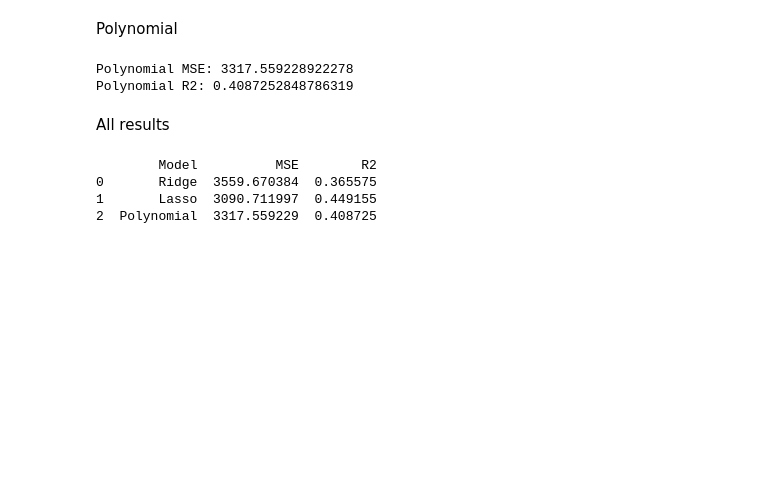
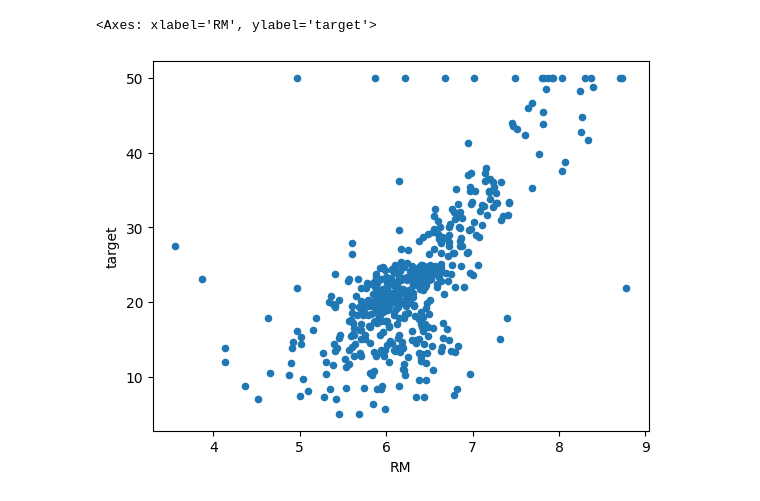
Before and after one commit to mkarpiv/Camp_DS_2026, a Jupyter notebook: lesson_3_linear_regression/lesson_3_lin_reg_hometask.ipynb, the cells around one changed output. Cells and saved outputs as stored; diff of their text form; code cells hidden in the pictures; blank space fills up the shorter version.

```diff
--- a/lesson_3_linear_regression/lesson_3_lin_reg_hometask.ipynb
+++ b/lesson_3_linear_regression/lesson_3_lin_reg_hometask.ipynb
@@ -17,2 +8,8 @@ print(X.shape, y.shape)
 # %%
-X_train, X_test, y_train, y_test = train_test_split(X, y, test_size=0.3, random_state=2018)
+data_url = "http://lib.stat.cmu.edu/datasets/boston"
+raw_df = pd.read_csv(data_url, sep=r"\s+", skiprows=22, header=None)
+data = np.hstack([raw_df.values[::2, :], raw_df.values[1::2, :2]])
+target = raw_df.values[1::2, 2]
+
+df = pd.DataFrame(data, columns=['CRIM', 'ZN', 'INDUS', 'CHAS', 'NOX', 'RM', 'AGE', 'DIS', 'RAD', 'TAX', 'PTRATIO', 'B', 'LSTAT'])
+y = target
@@ -21,8 +16,3 @@ Ridge регресія
 # %%
-ridge = Ridge(alpha=1.0)
-ridge.fit(X_train, y_train)
-
-y_pred_ridge = ridge.predict(X_test)
-
-print("Ridge MSE:", mean_squared_error(y_test, y_pred_ridge))
-print("Ridge R2:", r2_score(y_test, y_pred_ridge))
+df = df[['RM']] # Note: returns df comparing to  df['RM']
+df['target'] = y
@@ -45,41 +43,14 @@ Lasso R2: 0.4491553188708426
-# %% [markdown]
-Polynomial
 # %%
-poly = PolynomialFeatures(degree=2)
-
-X_train_poly = poly.fit_transform(X_train)
-X_test_poly = poly.transform(X_test)
-
-model_poly = LinearRegression()
-model_poly.fit(X_train_poly, y_train)
-
-y_pred_poly = model_poly.predict(X_test_poly)
-
-print("Polynomial MSE:", mean_squared_error(y_test, y_pred_poly))
-print("Polynomial R2:", r2_score(y_test, y_pred_poly))
+df.plot.scatter('RM', 'target')
 # %% [output]
-Polynomial MSE: 3317.559228922278
-Polynomial R2: 0.4087252848786319
+<Axes: xlabel='RM', ylabel='target'>
+[figure, added]
-# %% [markdown]
-All results
 # %%
-results = pd.DataFrame({
-    "Model": ["Ridge", "Lasso", "Polynomial"],
-    "MSE": [
-        mean_squared_error(y_test, y_pred_ridge),
-        mean_squared_error(y_test, y_pred_lasso),
-        mean_squared_error(y_test, y_pred_poly)
-    ],
-    "R2": [
-        r2_score(y_test, y_pred_ridge),
-        r2_score(y_test, y_pred_lasso),
-        r2_score(y_test, y_pred_poly)
-    ]
-})
+data_url = "http://lib.stat.cmu.edu/datasets/boston"
+raw_df = pd.read_csv(data_url, sep=r"\s+", skiprows=22, header=None)
+data = np.hstack([raw_df.values[::2, :], raw_df.values[1::2, :2]])
+target = raw_df.values[1::2, 2]
 
-print(results)
+X = data[:, 5]
+X= X.reshape(-1,1)
+X_train, X_test, y_train, y_test = train_test_split(X, y, test_size=0.25, random_state=2018)
-# %% [output]
-        Model          MSE        R2
-0       Ridge  3559.670384  0.365575
-1       Lasso  3090.711997  0.449155
-2  Polynomial  3317.559229  0.408725
```
Also changed, not shown: parts of 18 cells of this notebook, 1 other file.
